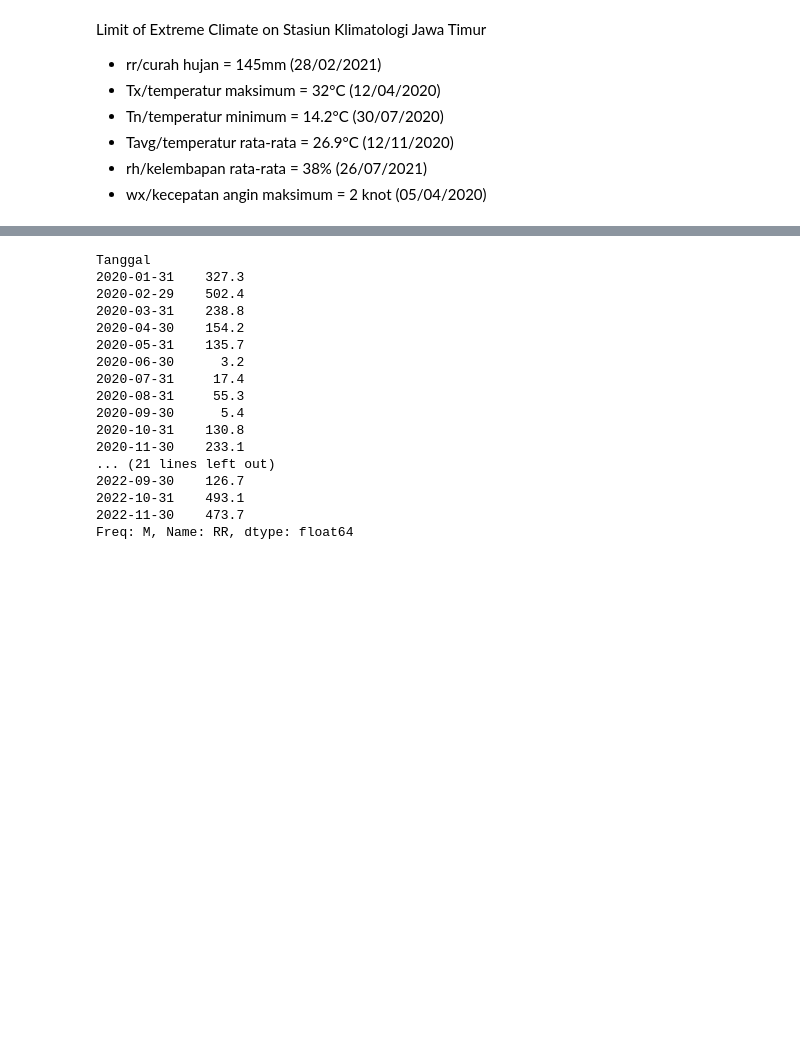
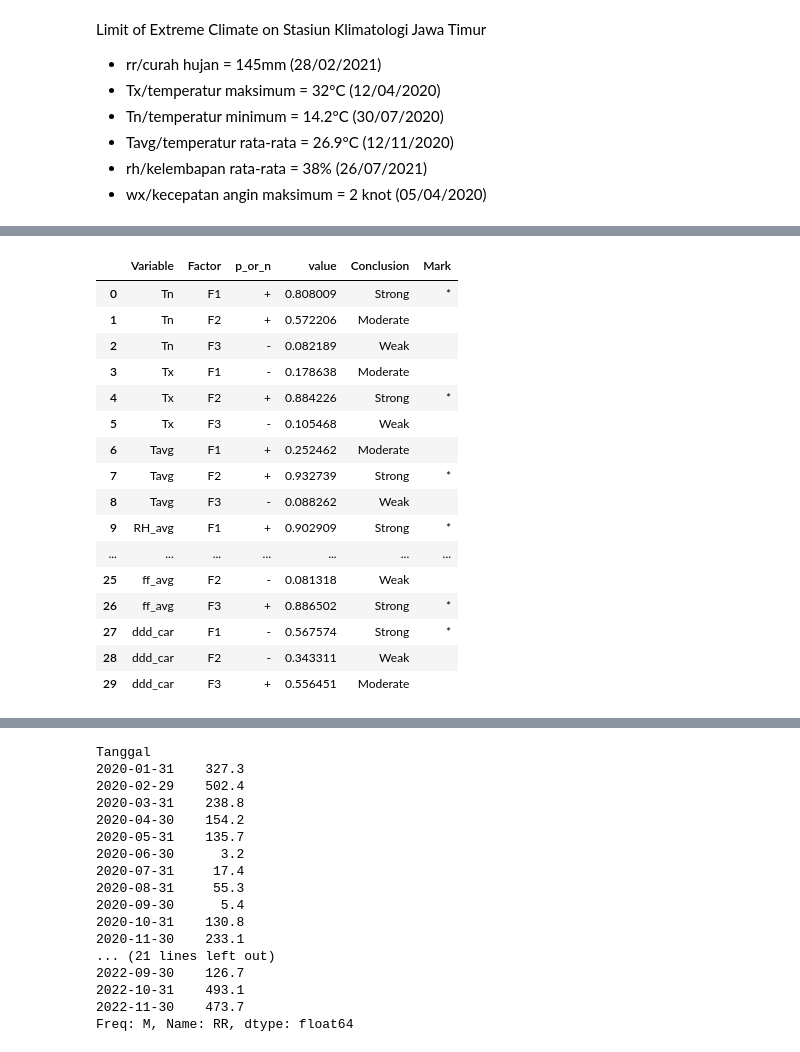
Before and after one commit to rachyharkov/pca-climate-data, a Jupyter notebook: notebook.ipynb, the cells around one changed output, grey strips where cells are left out. Cells and saved outputs as stored; diff of their text form; code cells hidden in the pictures; blank space fills up the shorter version.

```diff
--- a/notebook.ipynb
+++ b/notebook.ipynb
@@ -197,0 +230,4 @@ sig_test
+# %%
+# Component matrix
+df_componentmatrix = pd.DataFrame(fa.loadings_, index=df_mean.columns, columns=['F1', 'F2', 'F3'])
+df_componentmatrix
@@ -197,0 +255,47 @@ sig_test
+# %%
+
+df_conclusion = []
+
+for i in range(0, df_componentmatrix.shape[0]):
+    p_or_n_array = []
+    valuesny = []
+    for j in range(0, df_componentmatrix.shape[1]):
+        valuenya = df_componentmatrix.iloc[i,j]
+        # if valuenya has minus value, convert to positive value
+        p_or_n = '+'
+        if valuenya < 0:
+            valuenya = valuenya * -1
+            p_or_n = '-'
+        p_or_n_array.append(p_or_n)
+        valuesny.append(valuenya)
+
+    for k in range(0, len(valuesny)):
+        if valuesny[k] == max(valuesny):
+            df_conclusion.append([df_componentmatrix.index[i], df_componentmatrix.columns[k], p_or_n_array[k], valuesny[k], 'Strong', '*'])
+        elif valuesny[k] == min(valuesny):
+            df_conclusion.append([df_componentmatrix.index[i], df_componentmatrix.columns[k], p_or_n_array[k], valuesny[k], 'Weak', ''])
+        else:
+            df_conclusion.append([df_componentmatrix.index[i], df_componentmatrix.columns[k], p_or_n_array[k], valuesny[k], 'Moderate', ''])
+
+
+
+df_conclusion = pd.DataFrame(df_conclusion, columns=['Variable', 'Factor', 'p_or_n', 'value', 'Conclusion', 'Mark'])
+df_conclusion
+# %% [output]
+|  | Variable | Factor | p_or_n | value | Conclusion | Mark |
+| 0 | Tn | F1 | + | 0.808009 | Strong | * |
+| 1 | Tn | F2 | + | 0.572206 | Moderate |  |
+| 2 | Tn | F3 | - | 0.082189 | Weak |  |
+| 3 | Tx | F1 | - | 0.178638 | Moderate |  |
+| 4 | Tx | F2 | + | 0.884226 | Strong | * |
+| 5 | Tx | F3 | - | 0.105468 | Weak |  |
+| 6 | Tavg | F1 | + | 0.252462 | Moderate |  |
+| 7 | Tavg | F2 | + | 0.932739 | Strong | * |
+| 8 | Tavg | F3 | - | 0.088262 | Weak |  |
+| 9 | RH_avg | F1 | + | 0.902909 | Strong | * |
+| ... | ... | ... | ... | ... | ... | ... |
+| 25 | ff_avg | F2 | - | 0.081318 | Weak |  |
+| 26 | ff_avg | F3 | + | 0.886502 | Strong | * |
+| 27 | ddd_car | F1 | - | 0.567574 | Strong | * |
+| 28 | ddd_car | F2 | - | 0.343311 | Weak |  |
+| 29 | ddd_car | F3 | + | 0.556451 | Moderate |  |
```
Also changed, not shown: parts of 16 cells of this notebook.
